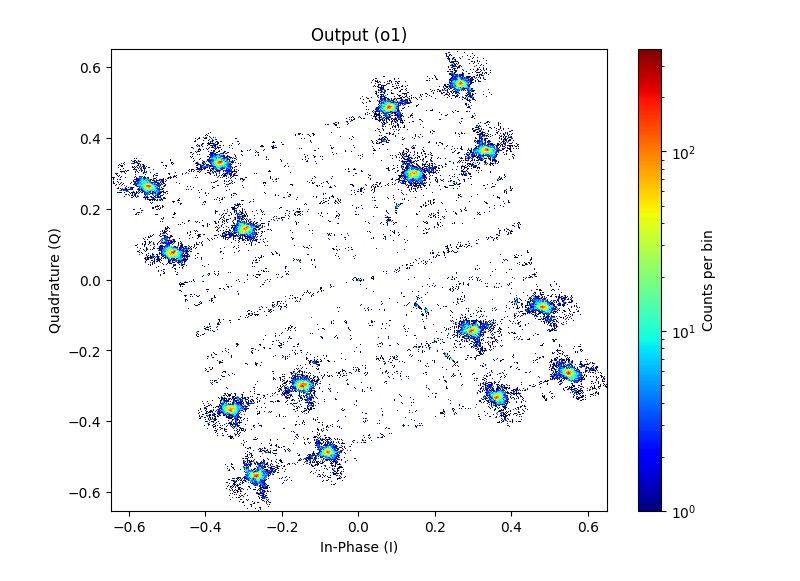
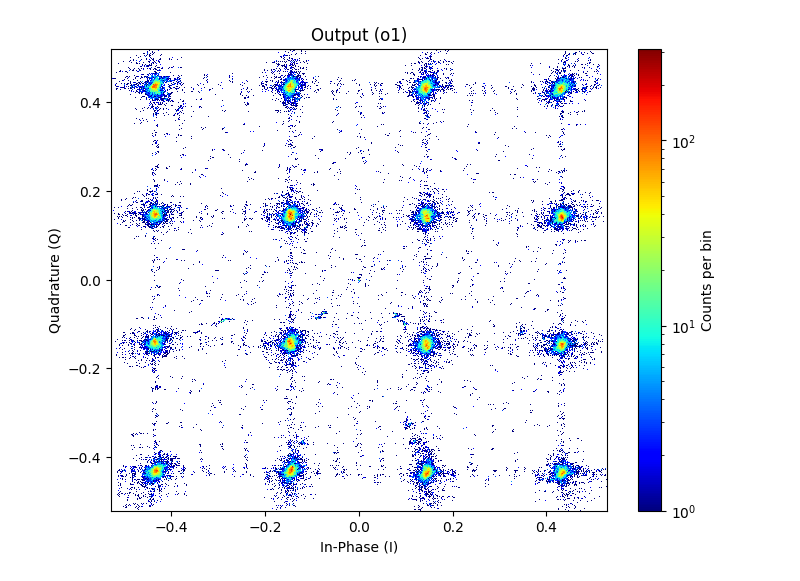
Before and after one commit to 1400073/time_domain_work, a Jupyter notebook: 16QAM_generation.ipynb, the cells around one changed output. Saved outputs shown, nothing was run; the diff lists cells and outputs as text; code cells hidden in the pictures.

```diff
--- a/16QAM_generation.ipynb
+++ b/16QAM_generation.ipynb
@@ -129,7 +129,7 @@ def generate_random_phases(
         tail
     ])
 # Your four phase choices
-phases = jnp.array([7*jnp.pi/8, 2*jnp.pi/2.5, jnp.pi/2.5, jnp.pi/8])
+phases = jnp.array([7*jnp.pi/8, 1.80*jnp.pi/3, jnp.pi/2.50, jnp.pi/8])
 
 # PRNG key
 key = jax.random.PRNGKey(42)
@@ -159,7 +159,7 @@ phase_modulator2 = Modulator(mod_signal=phase_array2)
 phase_modulator3 = Modulator(mod_signal=phase_array3)
 phase_modulator4 = Modulator(mod_signal=phase_array4)
 phase_modulator5 = Modulator(mod_signal=jnp.pi/2*jnp.ones_like(t))
-phase_modulator6 = Modulator(mod_signal=0*jnp.ones_like(t))
+phase_modulator6 = Modulator(mod_signal=(-np.pi/9.3-np.pi/2)*jnp.ones_like(t))
 models = {
     "waveguide":siepic.waveguide,
     "y_branch": siepic.y_branch,
@@ -223,27 +207,28 @@ plt.show()
 # %%
 import matplotlib
 def upsample_trajectory(I, Q, factor=20):
     I_list, Q_list = [], []
     n = len(I)
     for i in range(n - 1):
         i0, i1 = I[i], I[i+1]
         q0, q1 = Q[i], Q[i+1]
         for alpha in np.linspace(0, 1, factor, endpoint=False):
             I_list.append(i0 + alpha*(i1 - i0))
             Q_list.append(q0 + alpha*(q1 - q0))
     # Add the last point
     I_list.append(I[-1])
     Q_list.append(Q[-1])
     return np.array(I_list), np.array(Q_list)
-
+I = results.outputs["o1"].real
+Q = results.outputs["o1"].imag
 # I_out_up, Q_out_up = upsample_trajectory(I, Q, factor=10)
 plt.figure(figsize=(8,6))
 bins = 500
 plt.hist2d( I,Q, bins=bins, cmap='jet',norm=matplotlib.colors.LogNorm() )
 plt.colorbar(label="Counts per bin")
 plt.title("Output (o1)")
 plt.xlabel("In-Phase (I)")
 plt.ylabel("Quadrature (Q)")
 plt.show()
 # %% [output]
-[figure, old version]
+[figure, new version]
```
Also changed, not shown: parts of 3 cells of this notebook, 5 other files.
